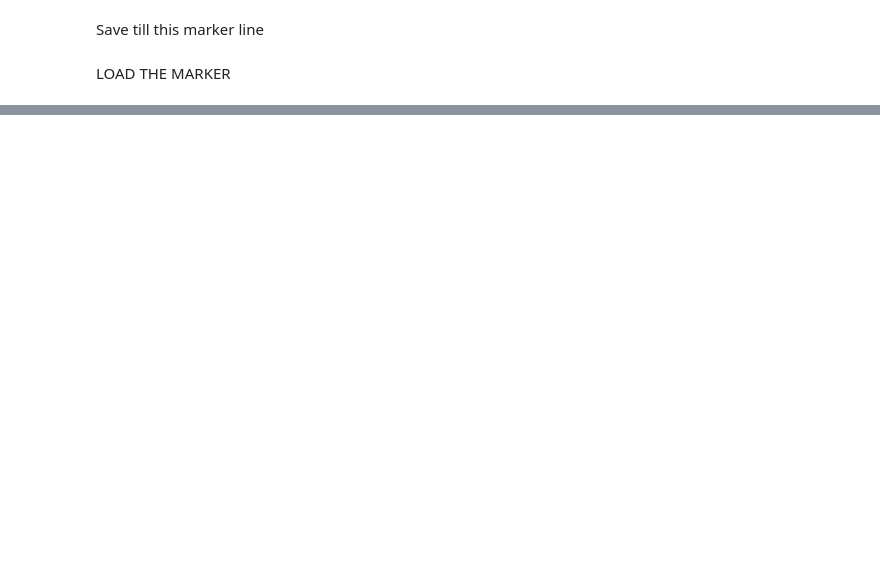
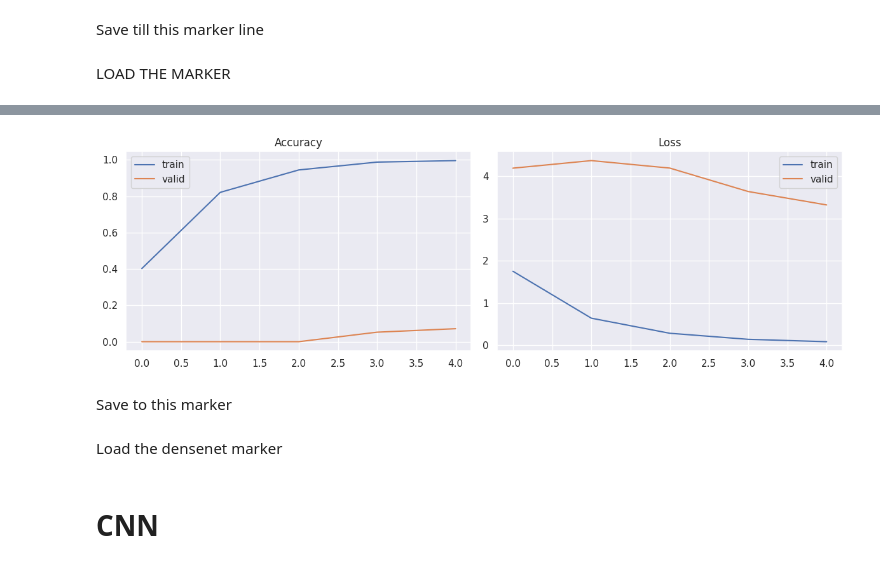
Before and after one commit to SandeshKhatiwada05/Skin-Disease-Detection-CNN--MobileNet-and-DenseNet, a Jupyter notebook: Flask Project/SkinDisease.ipynb, the cells around one changed output, grey strips where cells are left out. Cells and saved outputs as stored; diff of their text form; code cells hidden in the pictures; blank space fills up the shorter version.

```diff
--- a/Flask Project/SkinDisease.ipynb
+++ b/Flask Project/SkinDisease.ipynb
@@ -215,0 +234,8 @@ plot_acc(history)
+# %%
+# define the model
+model_mobile = mobilenet()
+model_mobile.compile(
+    optimizer=Adam(learning_rate=0.0001),         # lr = learning_rate
+    loss='categorical_crossentropy',   # Multi-class classification
+    metrics=['accuracy']
+)
@@ -215,0 +268,2 @@ plot_acc(history)
+# %%
+history_mobile=model_mobile.fit(np.array(data), np.array(labels), epochs = 5, shuffle = True, validation_split = 0.3)
@@ -215,0 +281,35 @@ plot_acc(history)
+# %%
+import seaborn as sns
+import matplotlib.pyplot as plt
+
+def plot_acc(history_obj):
+    # Handle both dict and History object
+    if hasattr(history_obj, 'history'):
+        history_dict = history_obj.history
+    else:
+        history_dict = history_obj
+
+    sns.set()
+    fig = plt.figure(0, (12, 4))
+
+    # Plot Accuracy
+    ax = plt.subplot(1, 2, 1)
+    sns.lineplot(x=range(len(history_dict['accuracy'])), y=history_dict['accuracy'], label='train')
+    sns.lineplot(x=range(len(history_dict['val_accuracy'])), y=history_dict['val_accuracy'], label='valid')
+    plt.title('Accuracy')
+    plt.tight_layout()
+
+    # Plot Loss
+    ax = plt.subplot(1, 2, 2)
+    sns.lineplot(x=range(len(history_dict['loss'])), y=history_dict['loss'], label='train')
+    sns.lineplot(x=range(len(history_dict['val_loss'])), y=history_dict['val_loss'], label='valid')
+    plt.title('Loss')
+    plt.tight_layout()
+
+    plt.show()
+
+plot_acc(history_mobile)
+# %% [output]
+[figure, added]
+# %% [markdown]
+Save to this marker
@@ -215,0 +341,2 @@ plot_acc(history)
+# %% [markdown]
+Load the densenet marker
@@ -215,0 +367,2 @@ plot_acc(history)
+# %% [markdown]
+# **CNN**
```
Also changed, not shown: parts of 35 cells of this notebook, 1 other file.
